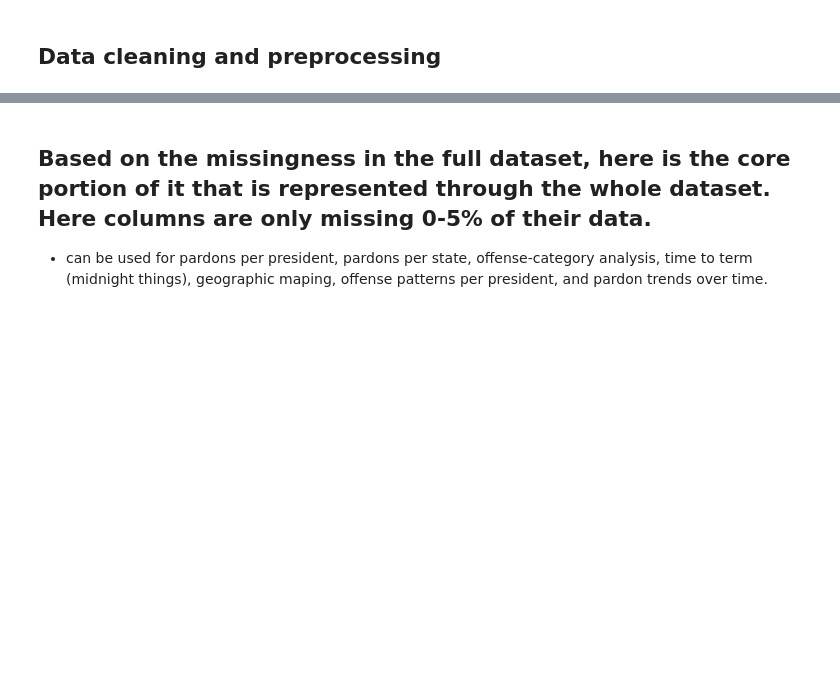
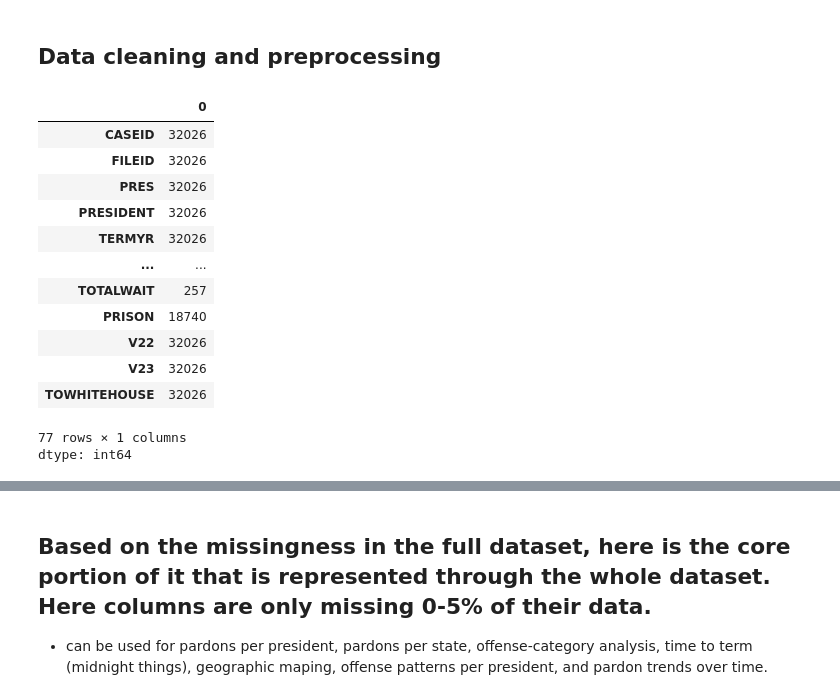
Before and after one commit to GraceSchmidt1/Group2_US_Pardons, a Jupyter notebook: US_Pardons_EDA.ipynb, the cells around one changed output, grey strips where cells are left out. Drawn from its saved outputs; the diff is of its cells as text; code cells hidden in the pictures; blank space fills up the shorter version.

```diff
--- a/US_Pardons_EDA.ipynb
+++ b/US_Pardons_EDA.ipynb
@@ -61,6 +62,23 @@ Index(['CASEID', 'FILEID', 'PRES', 'PRESIDENT', 'TERMYR', 'PG', 'PG_A', 'PAGE',
       dtype='object')
 # %% [markdown]
 ## Data cleaning and preprocessing
+# %%
+df.count()
+# %% [output]
+|  | 0 |
+| CASEID | 32026 |
+| FILEID | 32026 |
+| PRES | 32026 |
+| PRESIDENT | 32026 |
+| TERMYR | 32026 |
+| ... | ... |
+| TOTALWAIT | 257 |
+| PRISON | 18740 |
+| V22 | 32026 |
+| V23 | 32026 |
+| TOWHITEHOUSE | 32026 |
+77 rows × 1 columns
+dtype: int64
 # %%
 #(GS-code orginator)
 df_clean = df.copy()
```
Also changed, not shown: parts of 14 cells of this notebook.
